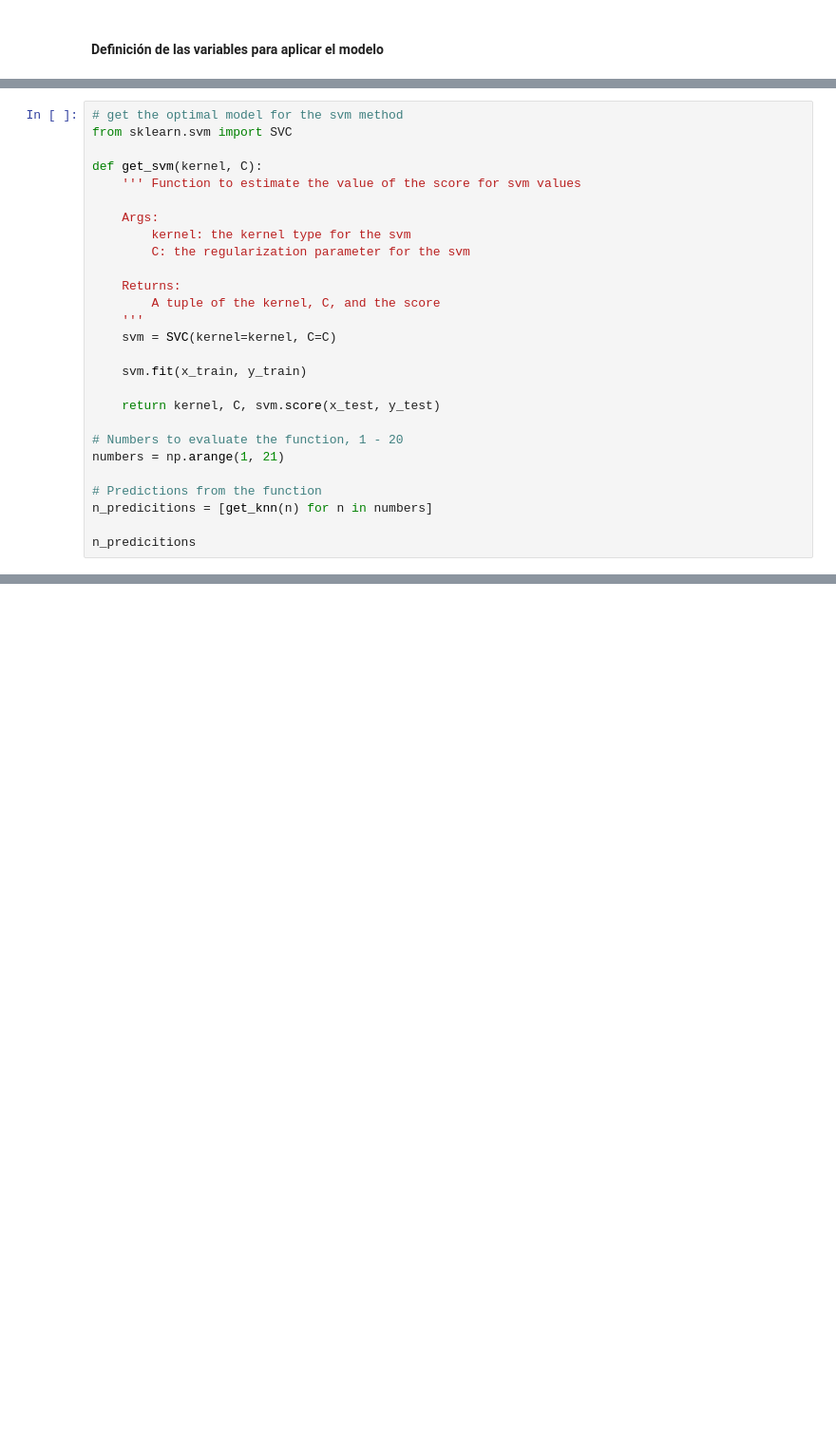
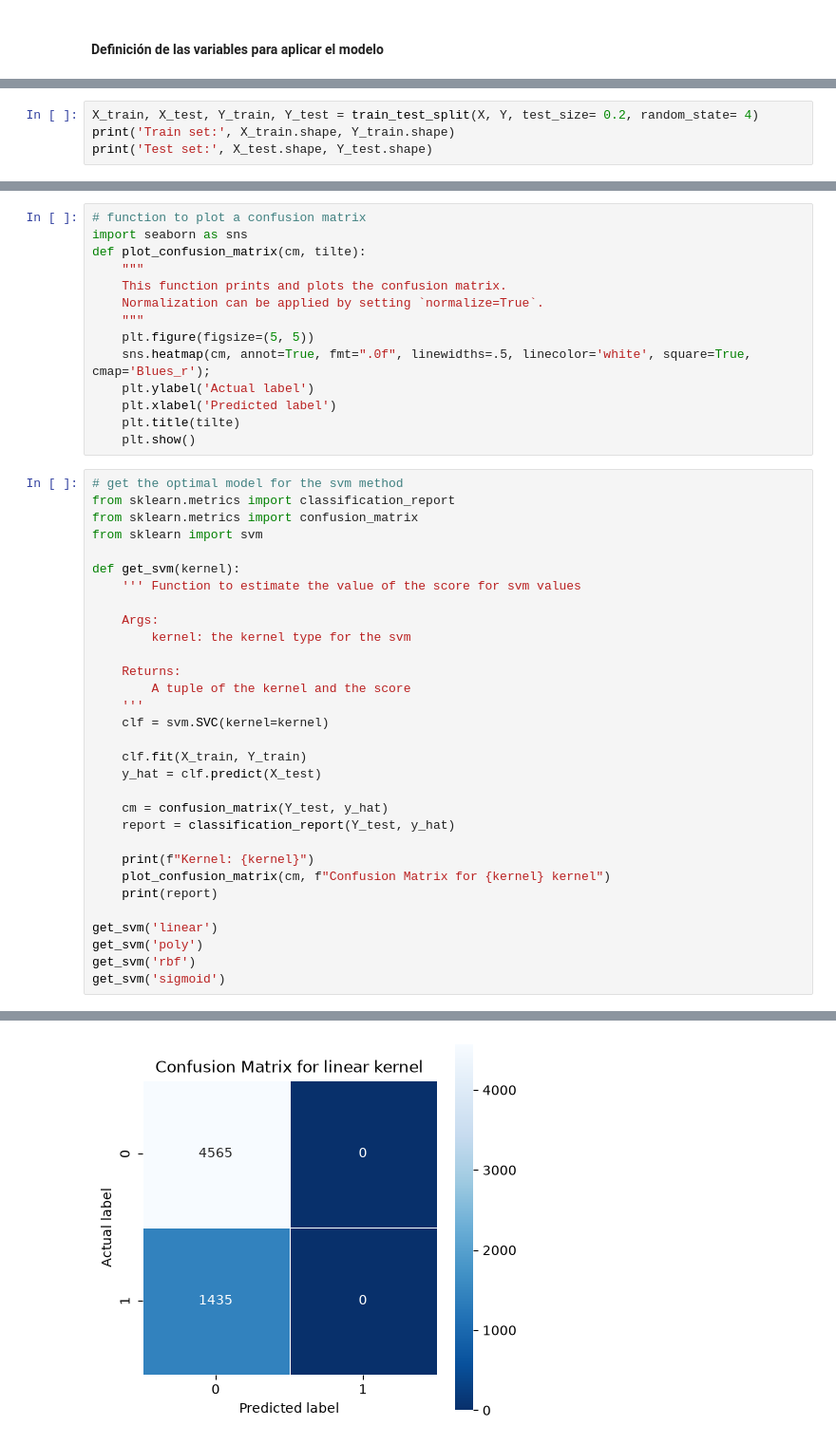
Before and after one commit to hhugoac/PythonForDataScience, a Jupyter notebook: Tarea22-CD-HectorHugoAlonzoCortez.ipynb, the cells around one changed output, grey strips where cells are left out. Shown at 95% size. Cells and saved outputs as stored; diff of their text form; blank space fills up the shorter version.

```diff
--- a/Tarea22-CD-HectorHugoAlonzoCortez.ipynb
+++ b/Tarea22-CD-HectorHugoAlonzoCortez.ipynb
@@ -163,0 +183,4 @@ x_train, x_test, y_train, y_test = train_test_split(x_normalized, Y, test_size=
+# %%
+X_train, X_test, Y_train, Y_test = train_test_split(X, Y, test_size= 0.2, random_state= 4)
+print('Train set:', X_train.shape, Y_train.shape)
+print('Test set:', X_test.shape, Y_test.shape)
@@ -167,28 +194,46 @@ Se usan diferentes valores de n = 1, 2, 3 ...
+# %%
+# function to plot a confusion matrix
+import seaborn as sns
+def plot_confusion_matrix(cm, tilte):
+    """
+    This function prints and plots the confusion matrix.
+    Normalization can be applied by setting `normalize=True`.
+    """
+    plt.figure(figsize=(5, 5))
+    sns.heatmap(cm, annot=True, fmt=".0f", linewidths=.5, linecolor='white', square=True, cmap='Blues_r');
+    plt.ylabel('Actual label')
+    plt.xlabel('Predicted label')
+    plt.title(tilte)
+    plt.show()
 # %%
 # get the optimal model for the svm method
-from sklearn.svm import SVC
+from sklearn.metrics import classification_report
+from sklearn.metrics import confusion_matrix
+from sklearn import svm
 
-def get_svm(kernel, C):
+def get_svm(kernel):
     ''' Function to estimate the value of the score for svm values
 
     Args:
         kernel: the kernel type for the svm
-        C: the regularization parameter for the svm
 
     Returns:
-        A tuple of the kernel, C, and the score
+        A tuple of the kernel and the score
     '''
-    svm = SVC(kernel=kernel, C=C)
+    clf = svm.SVC(kernel=kernel)
 
-    svm.fit(x_train, y_train)
+    clf.fit(X_train, Y_train)
+    y_hat = clf.predict(X_test)
 
-    return kernel, C, svm.score(x_test, y_test)
+    cm = confusion_matrix(Y_test, y_hat)
+    report = classification_report(Y_test, y_hat)
 
-# Numbers to evaluate the function, 1 - 20
-numbers = np.arange(1, 21)
+    print(f"Kernel: {kernel}")
+    plot_confusion_matrix(cm, f"Confusion Matrix for {kernel} kernel")
+    print(report)
 
-# Predictions from the function
-n_predicitions = [get_knn(n) for n in numbers]
-
-n_predicitions
+get_svm('linear')
+get_svm('poly')
+get_svm('rbf')
+get_svm('sigmoid')
 # %% [output]
@@ -214,0 +241 @@ n_predicitions
+[figure, added]
```
Also changed, not shown: parts of 26 cells of this notebook, 1 other file.
